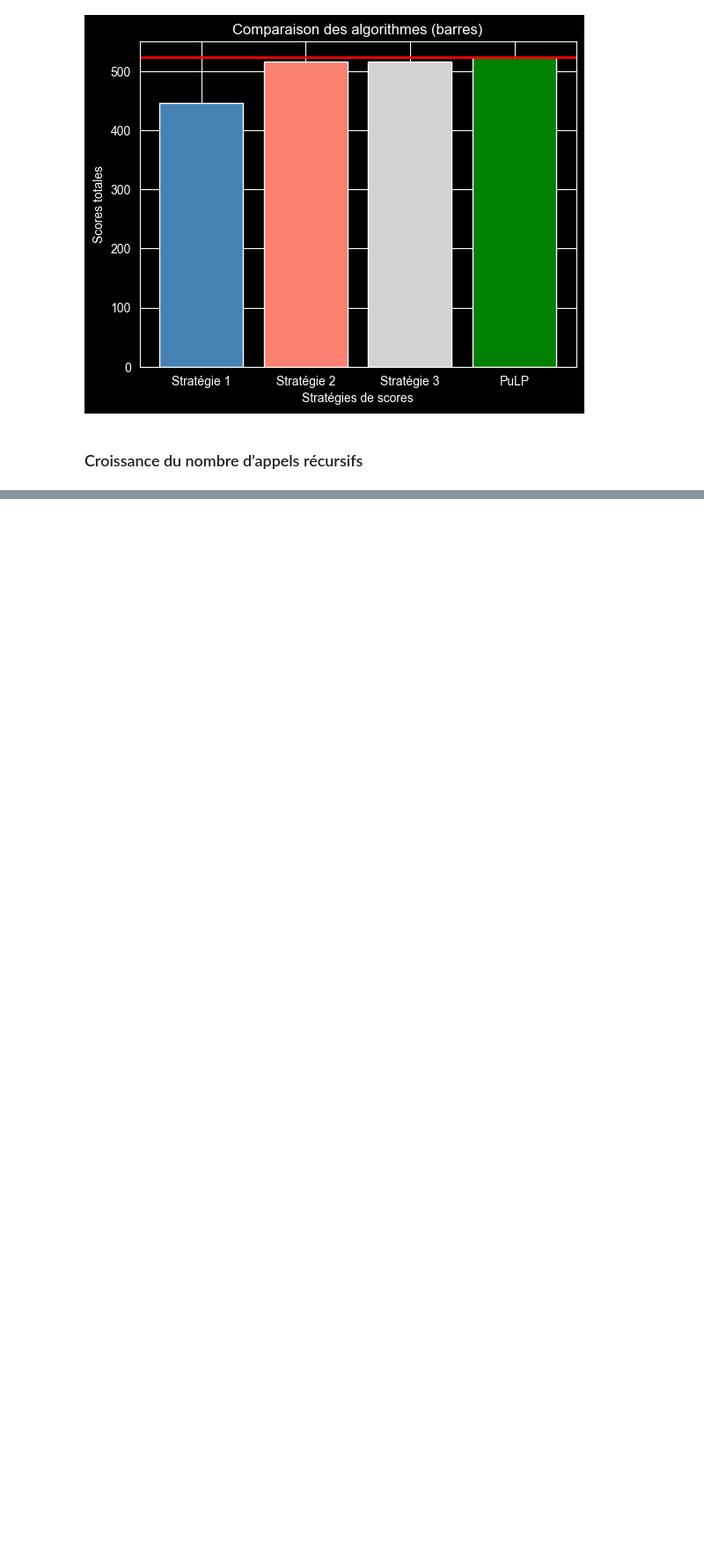
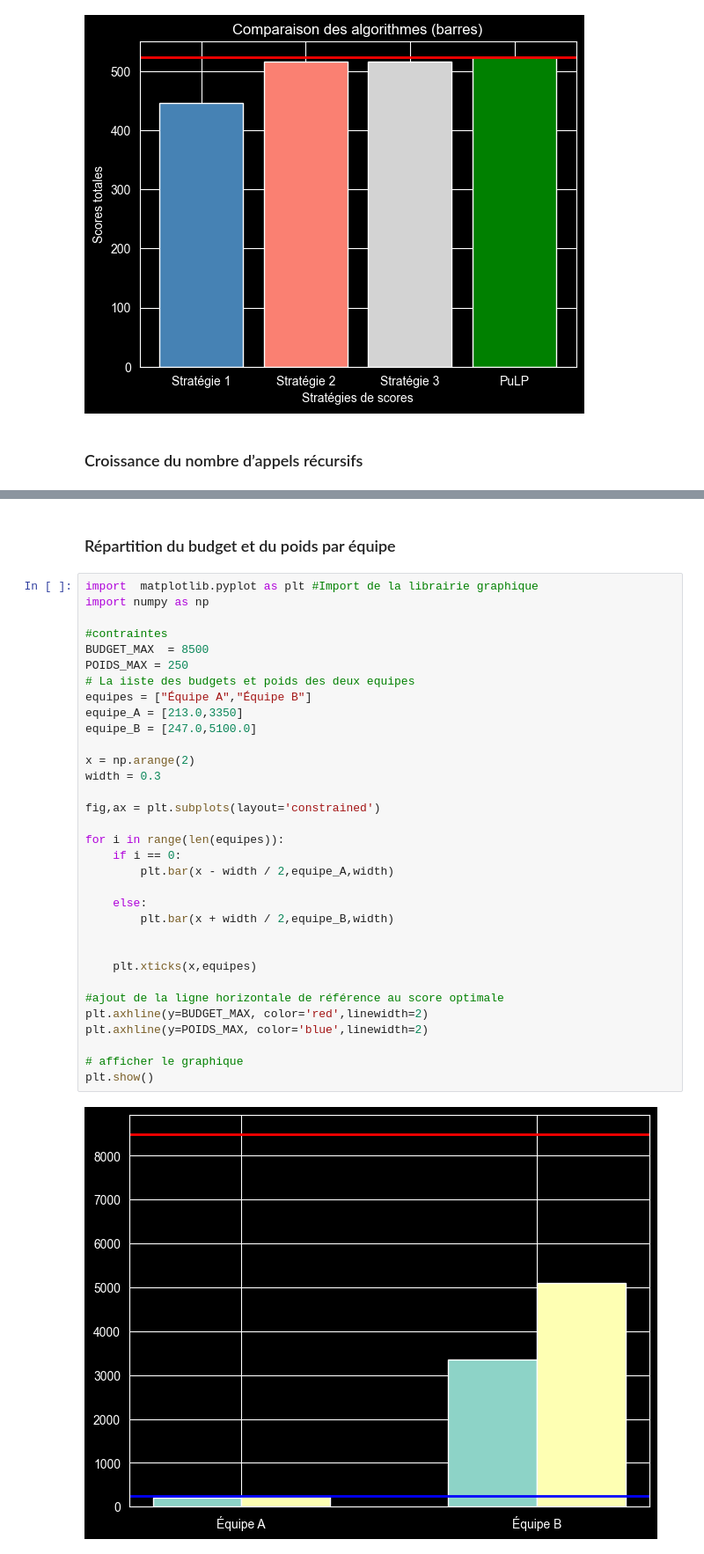
Before and after one commit to ZeusGamer101/Projet_02-AI, a Jupyter notebook: projet_optimisation_basket.ipynb, the cells around one changed output, grey strips where cells are left out. Shown at 88% size. Drawn from its saved outputs; the diff is of its cells as text; blank space fills up the shorter version.

Commit message:
commit 3
[UPD] j'ai oublier de creer une branche pour Répartition du budget et du poids par équipe alors je l'ai fait ici et le graphique n'est pas terminer

```diff
--- a/projet_optimisation_basket.ipynb
+++ b/projet_optimisation_basket.ipynb
@@ -836,2 +837,39 @@ fib_memo(35) = 11139499 Temps :  0.000158 s
 242785 49
 [figure]
+# %% [markdown]
+### Répartition du budget et du poids par équipe
+# %%
+import  matplotlib.pyplot as plt #Import de la librairie graphique
+import numpy as np
+
+#contraintes
+BUDGET_MAX  = 8500
+POIDS_MAX = 250
+# La iiste des budgets et poids des deux equipes
+equipes = ["Équipe A","Équipe B"]
+equipe_A = [213.0,3350]
+equipe_B = [247.0,5100.0]
+
+x = np.arange(2)
+width = 0.3
+
+fig,ax = plt.subplots(layout='constrained')
+
+for i in range(len(equipes)):
+    if i == 0:
+        plt.bar(x - width / 2,equipe_A,width)
+
+    else:
+        plt.bar(x + width / 2,equipe_B,width)
+
+
+    plt.xticks(x,equipes)
+
+#ajout de la ligne horizontale de référence au score optimale
+plt.axhline(y=BUDGET_MAX, color='red',linewidth=2)
+plt.axhline(y=POIDS_MAX, color='blue',linewidth=2)
+
+# afficher le graphique
+plt.show()
+# %% [output]
+[figure, added]
```
Also changed, not shown: parts of 2 cells of this notebook.
